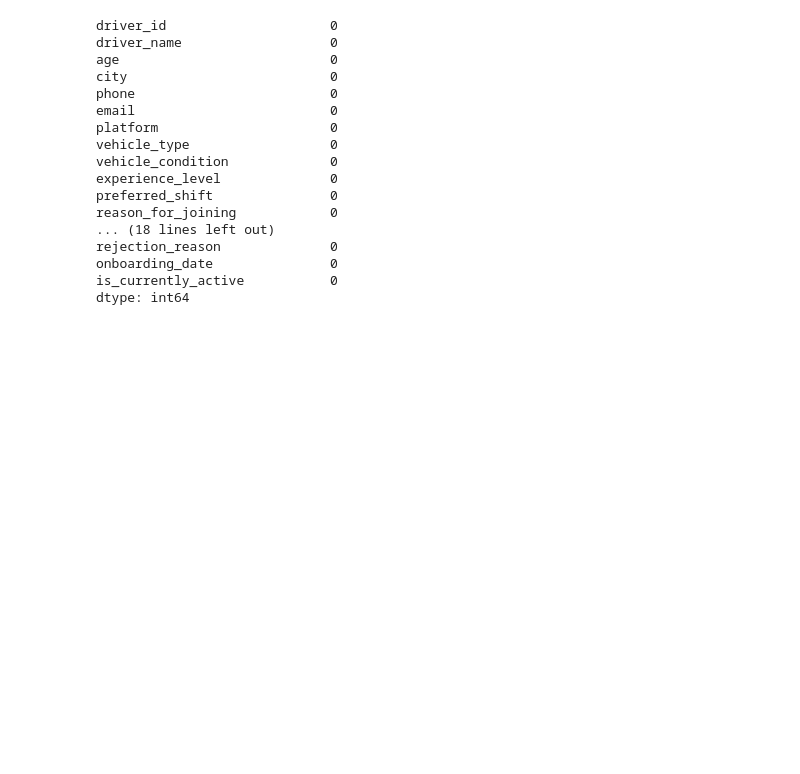
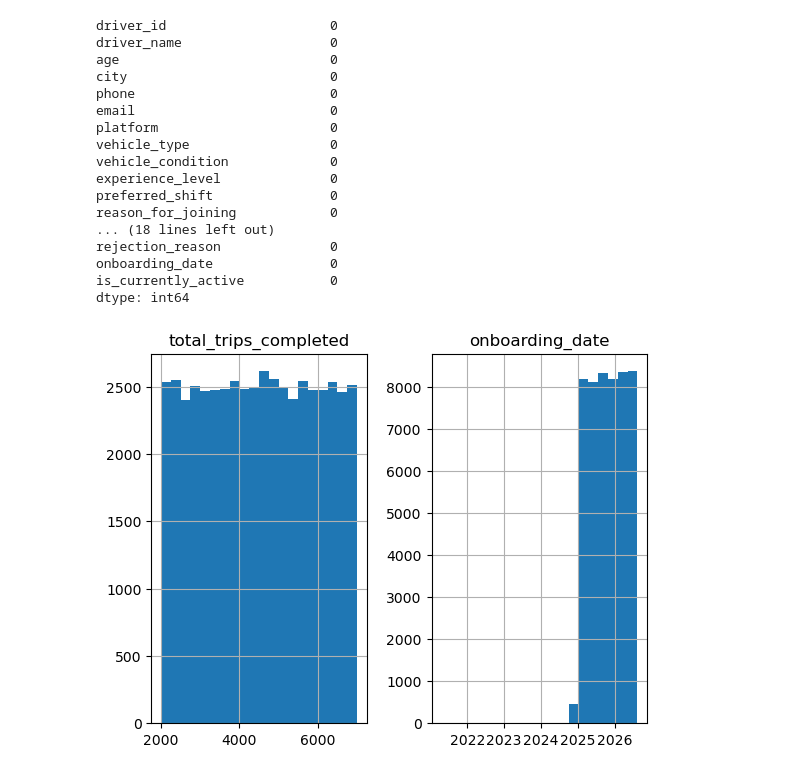
Before and after one commit to UgoChikezie2/Ugo_Chikezie_Project_Files, a Jupyter notebook: uber_rapido_driver_dirty.ipynb, the cells around one changed output. Cells and saved outputs as stored; diff of their text form; code cells hidden in the pictures; blank space fills up the shorter version.

```diff
--- a/uber_rapido_driver_dirty.ipynb
+++ b/uber_rapido_driver_dirty.ipynb
@@ -1228,0 +1207,7 @@ df.to_csv("uber_rapido_driver_cleaned.csv",index=False)
+# %%
+import matplotlib.pyplot as plt
+
+df[["total_trips_completed", "onboarding_date"]].hist(bins=20)
+plt.show()
+# %% [output]
+[figure, added]
```
Also changed, not shown: parts of 43 cells of this notebook.
